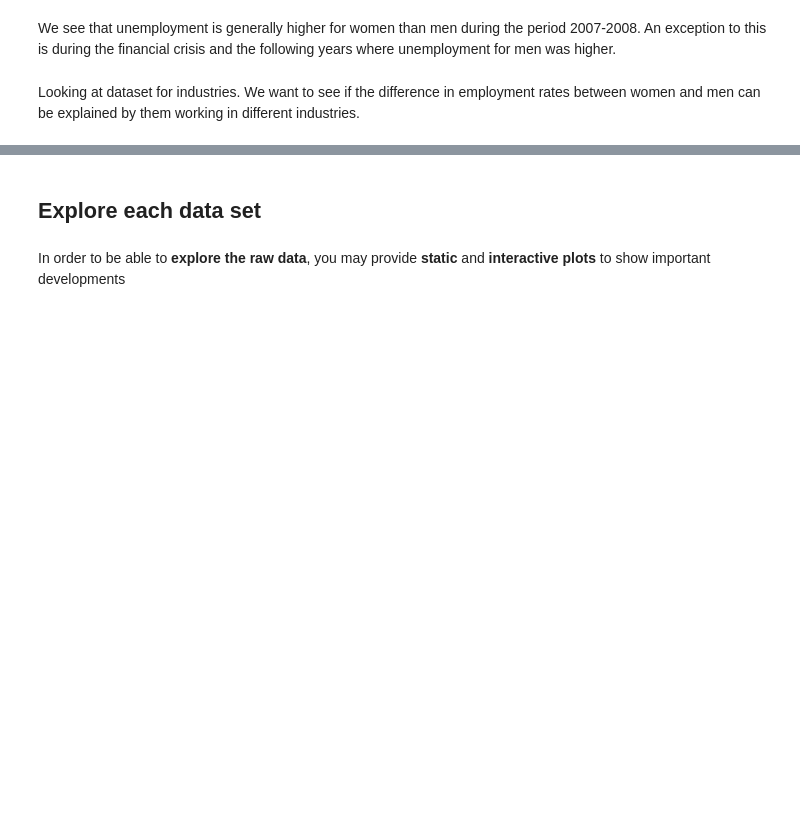
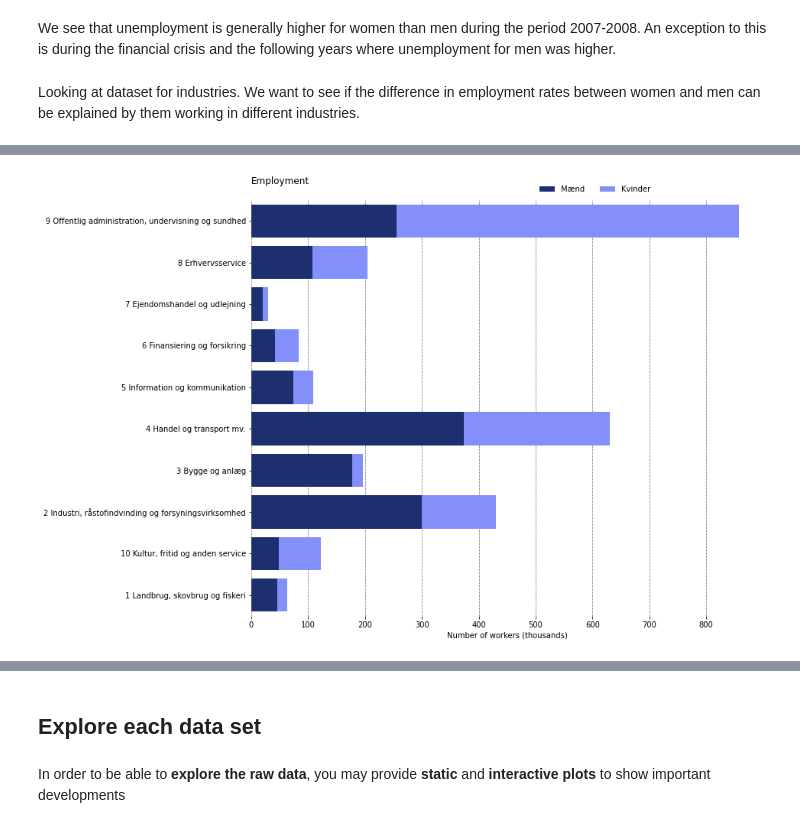
Before and after one commit to Morsing96/Introduction-to-Programming, a Jupyter notebook: dataproject/dataproject.ipynb, the cells around one changed output, grey strips where cells are left out. Saved outputs shown, nothing was run; the diff lists cells and outputs as text; code cells hidden in the pictures; blank space fills up the shorter version.

```diff
--- a/dataproject/dataproject.ipynb
+++ b/dataproject/dataproject.ipynb
@@ -175,0 +176,4 @@ industries
+# %%
+#Renaming columns
+industry = industry.rename(columns={"Unnamed: 1": "Branche","Unnamed: 2":"Mænd, 2008 K1","Unnamed: 3":"Kvinder, 2008 K1","Unnamed: 4":"Mænd, 2020 K2","Unnamed: 5":"Kvinder, 2020 K2"})
+industry
@@ -175,0 +195,4 @@ industries
+# %%
+#Dropping row 0, 1, 2
+industry=industry.drop([0,1,2])
+industry
@@ -175,0 +211,2 @@ industries
+# %%
+industry = industry.drop('Beskæftigede efter område, branche (DB07 10-grp.), tid og køn', 1)
@@ -175,0 +227,5 @@ industries
+# %%
+#group values
+industry_grouped=industry.groupby('Branche').sum()
+['Mænd, 2008 K1','Kvinder, 2008 K1']
+industry_grouped
@@ -175,0 +245,27 @@ industries
+# %%
+fields = ['Mænd, 2008 K1','Kvinder, 2008 K1']
+colors = ['#1D2F6F', '#8390FA', '#6EAF46', '#FAC748']
+labels = ['Mænd','Kvinder']
+# figure and axis
+fig, ax = plt.subplots(1, figsize=(12, 10))
+# plot bars
+left = len(industry_grouped) * [0]
+for idx, name in enumerate(fields):
+    plt.barh(industry_grouped.index, industry_grouped[name], left = left, color=colors[idx])
+    left = left + industry_grouped[name]
+# title, legend, labels
+plt.title('Employment\n', loc='left')
+plt.legend(labels, bbox_to_anchor=([0.55, 1, 0, 0]), ncol=4, frameon=False)
+plt.xlabel('Number of workers (thousands)')
+# remove spines
+ax.spines['right'].set_visible(False)
+ax.spines['left'].set_visible(False)
+ax.spines['top'].set_visible(False)
+ax.spines['bottom'].set_visible(False)
+# adjust limits and draw grid lines
+plt.ylim(-0.5, ax.get_yticks()[-1] + 0.5)
+ax.set_axisbelow(True)
+ax.xaxis.grid(color='gray', linestyle='dashed')
+plt.show()
+# %% [output]
+[figure, added]
```
Also changed, not shown: parts of 15 cells of this notebook, 3 other files.
